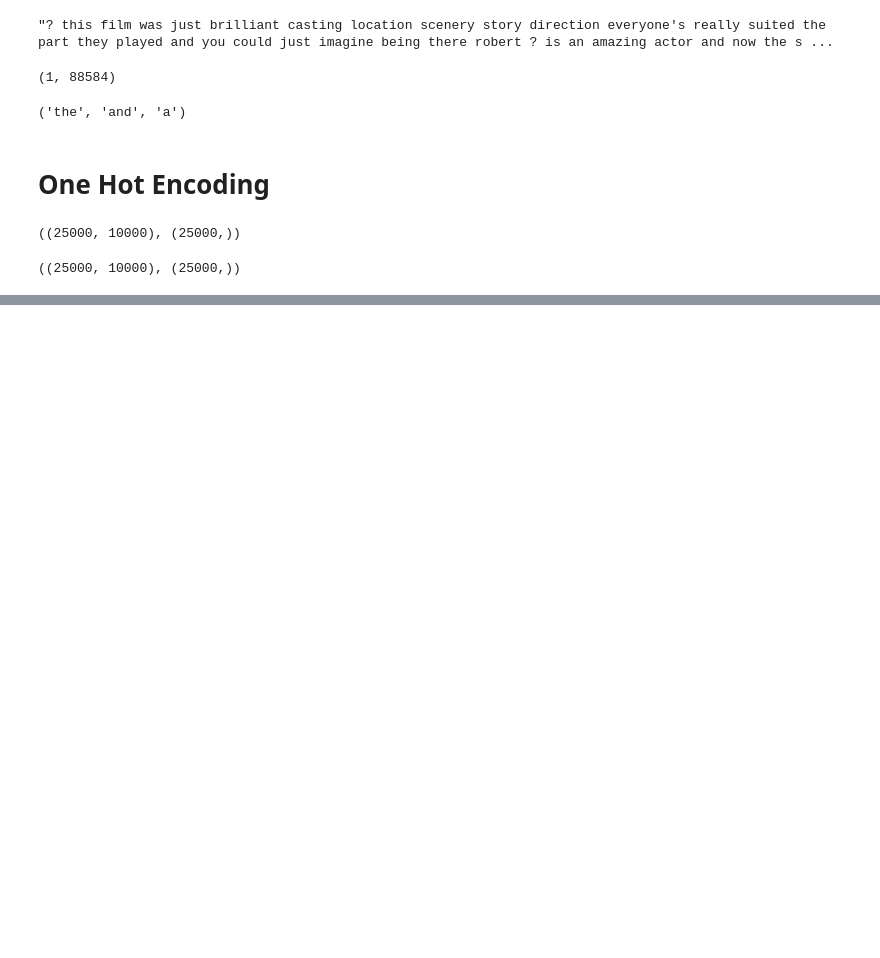
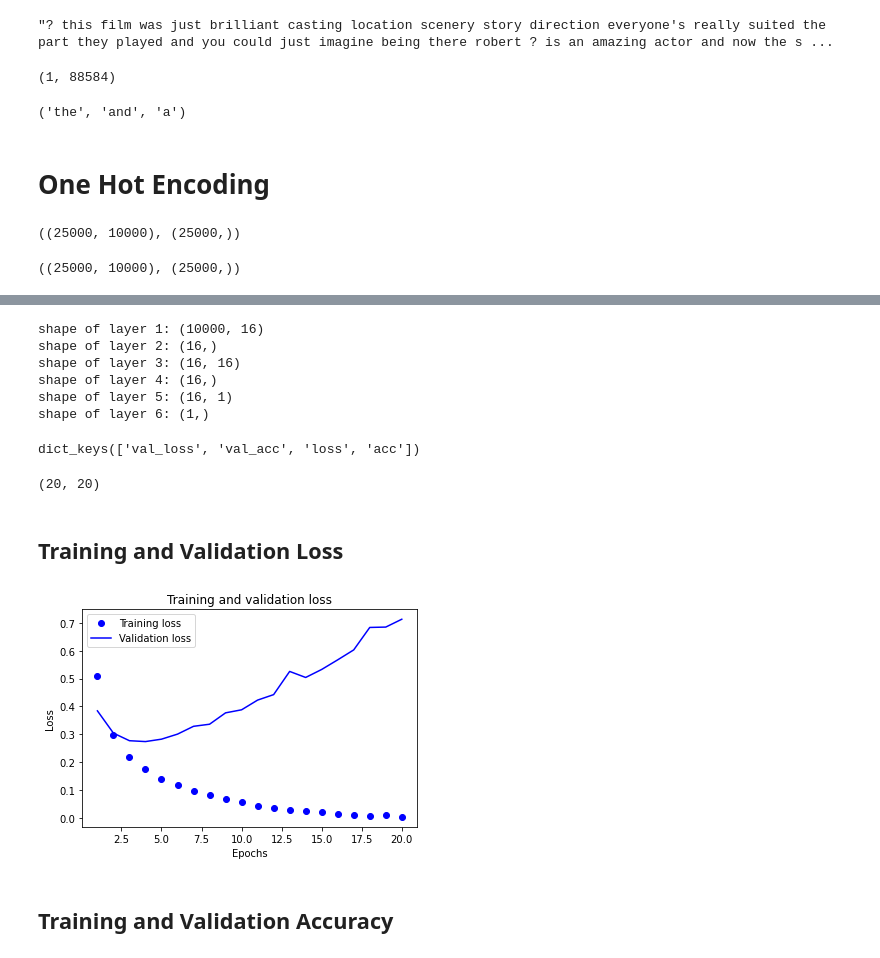
Before and after one commit to somnath1077/MachineLearningExercises, a Jupyter notebook: ML_Using_Python/chap03/ch03_IMDB_Review_Classification.ipynb, the cells around one changed output, grey strips where cells are left out. Cells and saved outputs as stored; diff of their text form; code cells hidden in the pictures; blank space fills up the shorter version.

```diff
--- a/ML_Using_Python/chap03/ch03_IMDB_Review_Classification.ipynb
+++ b/ML_Using_Python/chap03/ch03_IMDB_Review_Classification.ipynb
@@ -78,8 +80,8 @@ from keras import models
 from keras import layers
 
 model = models.Sequential()
-model.add(layers.Dense(32, activation='relu', input_shape=(10000,)))
-model.add(layers.Dense(32, activation='relu'))
+model.add(layers.Dense(16, activation='relu', input_shape=(10000,)))
+model.add(layers.Dense(16, activation='relu'))
 model.add(layers.Dense(1, activation='sigmoid'))
 # %%
 x_val = x_train[:10000]
@@ -129,0 +128,46 @@ model.get_weights()[0].shape
+# %%
+for i in range(len(model.get_weights())):
+    print(f'shape of layer {i + 1}: {model.get_weights()[i].shape}')
+# %% [output]
+shape of layer 1: (10000, 16)
+shape of layer 2: (16,)
+shape of layer 3: (16, 16)
+shape of layer 4: (16,)
+shape of layer 5: (16, 1)
+shape of layer 6: (1,)
+# %%
+history_dict = history.history
+history_dict.keys()
+# %% [output]
+dict_keys(['val_loss', 'val_acc', 'loss', 'acc'])
+# %%
+len(history_dict['val_loss']), len(history_dict['acc'])
+# %% [output]
+(20, 20)
+# %% [markdown]
+## Training and Validation Loss
+# %%
+import matplotlib.pyplot as plt
+import keras
+
+def train_val_loss(history: keras.models.Sequential.fit):
+    history_dict = history.history
+    loss_values = history_dict['loss']
+    val_loss_values = history_dict['val_loss']
+
+    epochs = range(1, len(loss_values) + 1)
+
+    plt.plot(epochs, loss_values, 'bo', label='Training loss')
+    plt.plot(epochs, val_loss_values, 'b', label='Validation loss')
+    plt.title('Training and validation loss')
+    plt.xlabel('Epochs')
+    plt.ylabel('Loss')
+    plt.legend()
+
+    plt.show()
+# %%
+train_val_loss(history)
+# %% [output]
+[figure, added]
+# %% [markdown]
+## Training and Validation Accuracy
```
Also changed, not shown: parts of 19 cells of this notebook.
